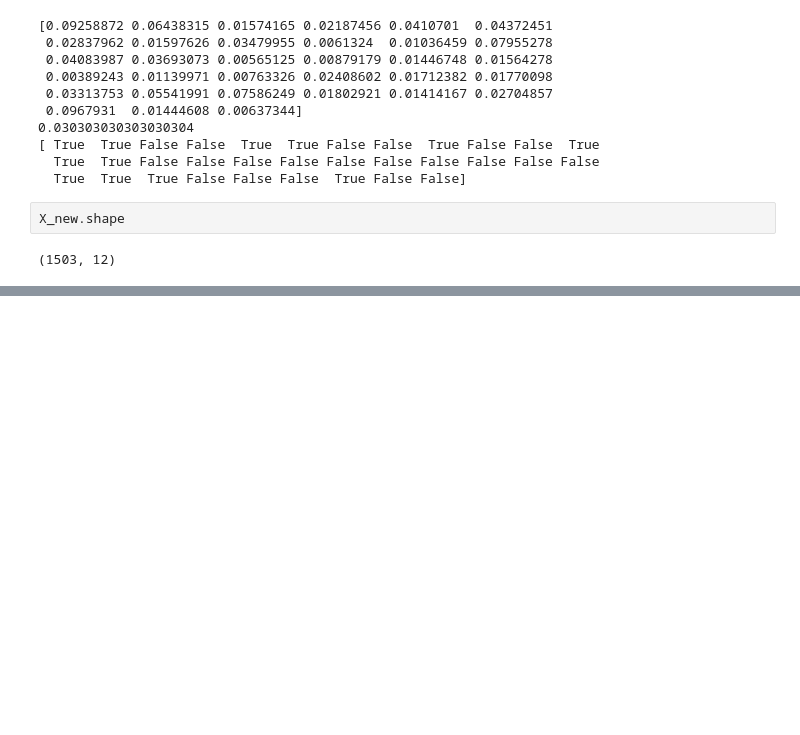
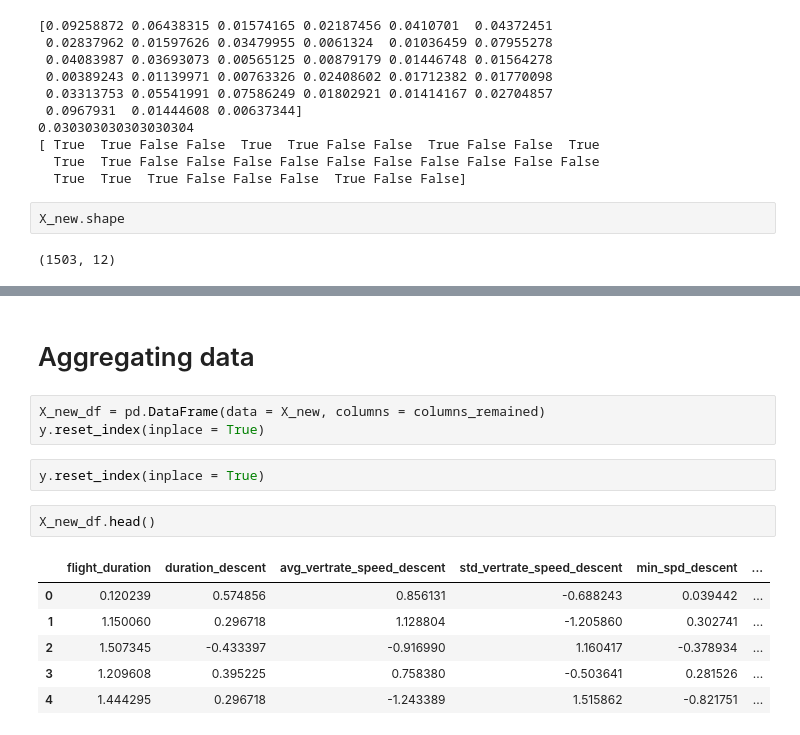
Before and after one commit to JZYoshi/AFDA, a Jupyter notebook: classification/Classification.ipynb, the cells around one changed output, grey strips where cells are left out. Drawn from its saved outputs; the diff is of its cells as text; blank space fills up the shorter version.

```diff
--- a/classification/Classification.ipynb
+++ b/classification/Classification.ipynb
@@ -289,0 +269,16 @@ score.sum()/10
+# %% [markdown]
+# Aggregating data
+# %%
+X_new_df = pd.DataFrame(data = X_new, columns = columns_remained)
+y.reset_index(inplace = True)
+# %%
+y.reset_index(inplace = True)
+# %%
+X_new_df.head()
+# %% [output]
+|  | flight_duration | duration_descent | avg_vertrate_speed_descent | std_vertrate_speed_descent | min_spd_descent | ... |
+| 0 | 0.120239 | 0.574856 | 0.856131 | -0.688243 | 0.039442 | ... |
+| 1 | 1.150060 | 0.296718 | 1.128804 | -1.205860 | 0.302741 | ... |
+| 2 | 1.507345 | -0.433397 | -0.916990 | 1.160417 | -0.378934 | ... |
+| 3 | 1.209608 | 0.395225 | 0.758380 | -0.503641 | 0.281526 | ... |
+| 4 | 1.444295 | 0.296718 | -1.243389 | 1.515862 | -0.821751 | ... |
```
Also changed, not shown: parts of 15 cells of this notebook.
